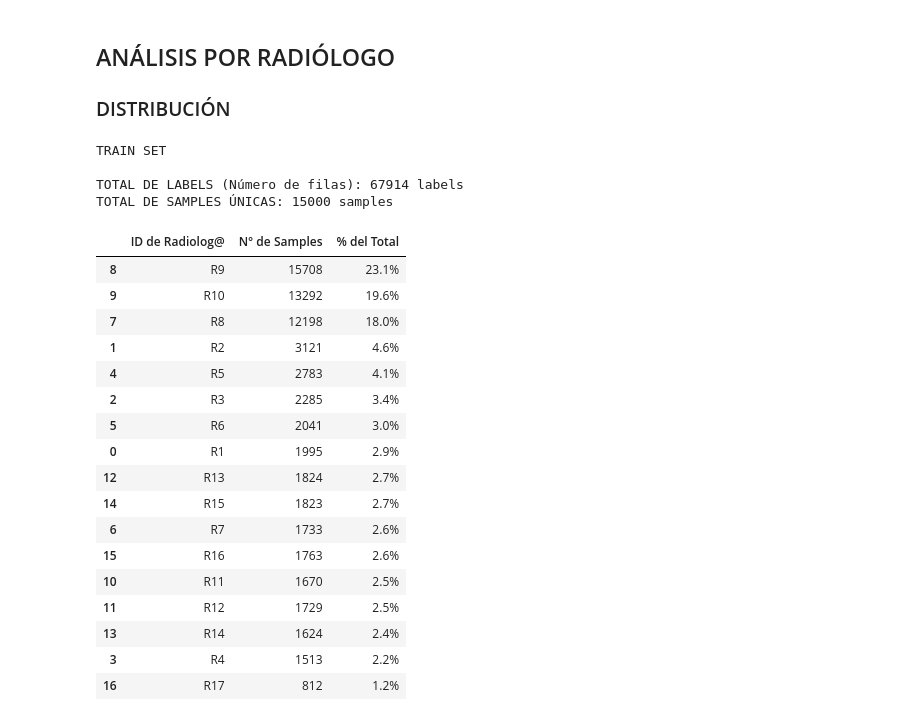
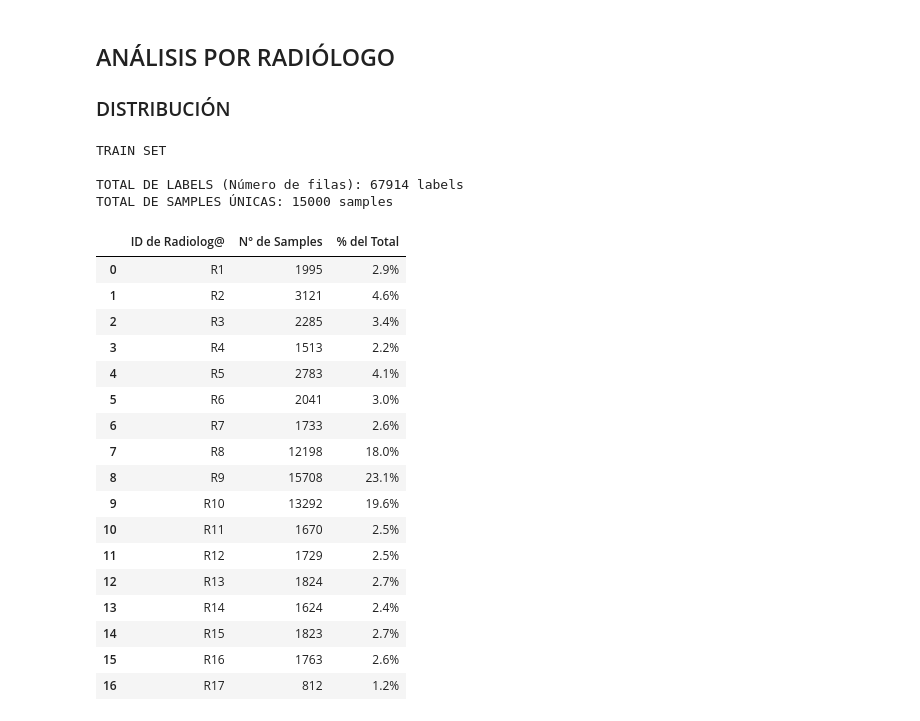
Before and after one commit to dfloreaa/Analysis-VinBigDataXray, a Jupyter notebook: Analisis X-Ray 2021.ipynb, the cells around one changed output. Cells and saved outputs as stored; diff of their text form; code cells hidden in the pictures.

```diff
--- a/Analisis X-Ray 2021.ipynb
+++ b/Analisis X-Ray 2021.ipynb
@@ -139,30 +139,28 @@ Data.ejemplos_random_all()
 # %% [markdown]
 ## ANÁLISIS POR RADIÓLOGO
 ### DISTRIBUCIÓN
-# %%
-# ESPECIFICAR ORDERN ("asc"/"dsc"/False)
-
-Data.df_r_summary(order = "dsc")
-# %% [output]
-TRAIN SET
-
-TOTAL DE LABELS (Número de filas): 67914 labels
-TOTAL DE SAMPLES ÚNICAS: 15000 samples
-|  | ID de Radiolog@ | N° de Samples | % del Total |
-| 8 | R9 | 15708 | 23.1% |
-| 9 | R10 | 13292 | 19.6% |
-| 7 | R8 | 12198 | 18.0% |
-| 1 | R2 | 3121 | 4.6% |
-| 4 | R5 | 2783 | 4.1% |
-| 2 | R3 | 2285 | 3.4% |
-| 5 | R6 | 2041 | 3.0% |
-| 0 | R1 | 1995 | 2.9% |
-| 12 | R13 | 1824 | 2.7% |
-| 14 | R15 | 1823 | 2.7% |
-| 6 | R7 | 1733 | 2.6% |
-| 15 | R16 | 1763 | 2.6% |
-| 10 | R11 | 1670 | 2.5% |
-| 11 | R12 | 1729 | 2.5% |
-| 13 | R14 | 1624 | 2.4% |
-| 3 | R4 | 1513 | 2.2% |
-| 16 | R17 | 812 | 1.2% |
+# %%
+Data.df_r_summary(order = False)
+# %% [output]
+TRAIN SET
+
+TOTAL DE LABELS (Número de filas): 67914 labels
+TOTAL DE SAMPLES ÚNICAS: 15000 samples
+|  | ID de Radiolog@ | N° de Samples | % del Total |
+| 0 | R1 | 1995 | 2.9% |
+| 1 | R2 | 3121 | 4.6% |
+| 2 | R3 | 2285 | 3.4% |
+| 3 | R4 | 1513 | 2.2% |
+| 4 | R5 | 2783 | 4.1% |
+| 5 | R6 | 2041 | 3.0% |
+| 6 | R7 | 1733 | 2.6% |
+| 7 | R8 | 12198 | 18.0% |
+| 8 | R9 | 15708 | 23.1% |
+| 9 | R10 | 13292 | 19.6% |
+| 10 | R11 | 1670 | 2.5% |
+| 11 | R12 | 1729 | 2.5% |
+| 12 | R13 | 1824 | 2.7% |
+| 13 | R14 | 1624 | 2.4% |
+| 14 | R15 | 1823 | 2.7% |
+| 15 | R16 | 1763 | 2.6% |
+| 16 | R17 | 812 | 1.2% |
```
Also changed, not shown: parts of 5 cells of this notebook, 1 other file.
